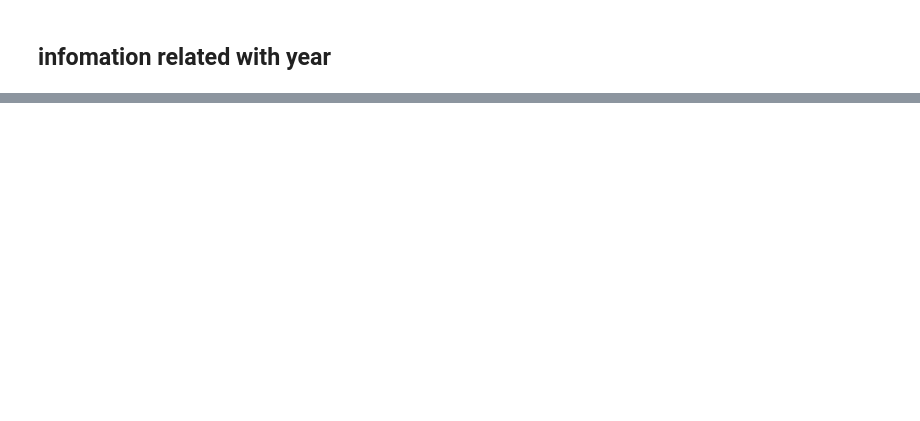
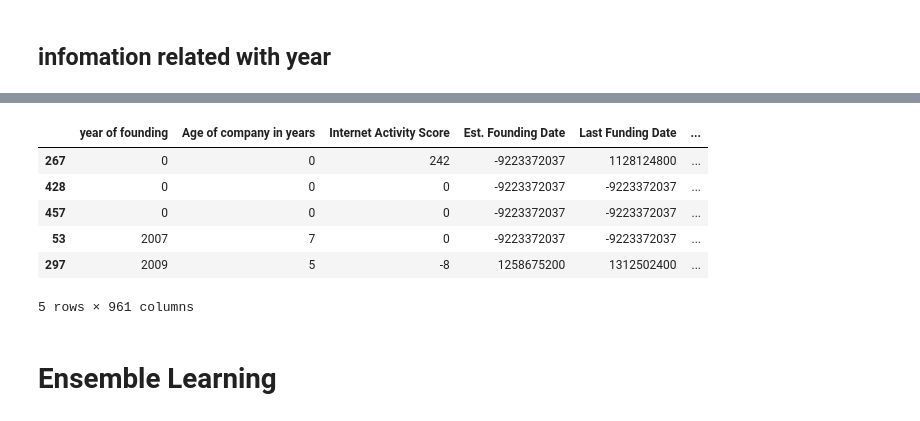
Before and after one commit to Nochsiv/DataScience_TUX, a Jupyter notebook: EDA startup_success_analysis.ipynb, the cells around one changed output, grey strips where cells are left out. Drawn from its saved outputs; the diff is of its cells as text; code cells hidden in the pictures; blank space fills up the shorter version.

```diff
--- a/EDA startup_success_analysis.ipynb
+++ b/EDA startup_success_analysis.ipynb
@@ -519,0 +604,12 @@ plt.show()
+# %%
+for col in datetime_columns:
+    df[col] = pd.to_datetime(df[col]).astype('int64') // 10**9  # Convert to seconds
+# %%
+# train model
+X = df.drop(columns=['Dependent-Company Status'])
+y = df['Dependent-Company Status']
+# %%
+X_train, X_test, y_train, y_test = train_test_split(X, y, test_size=0.2)
+# %%
+model = LogisticRegression()
+model.fit(X_train, y_train)
@@ -519,0 +701,14 @@ plt.show()
+# %%
+prediction = X_test
+prediction['Predict'] = model.predict(X_test)
+prediction.head()
+# %% [output]
+|  | year of founding | Age of company in years | Internet Activity Score | Est. Founding Date | Last Funding Date | ... |
+| 267 | 0 | 0 | 242 | -9223372037 | 1128124800 | ... |
+| 428 | 0 | 0 | 0 | -9223372037 | -9223372037 | ... |
+| 457 | 0 | 0 | 0 | -9223372037 | -9223372037 | ... |
+| 53 | 2007 | 7 | 0 | -9223372037 | -9223372037 | ... |
+| 297 | 2009 | 5 | -8 | 1258675200 | 1312502400 | ... |
+5 rows × 961 columns
+# %% [markdown]
+# Ensemble Learning
```
Also changed, not shown: parts of 48 cells of this notebook.
